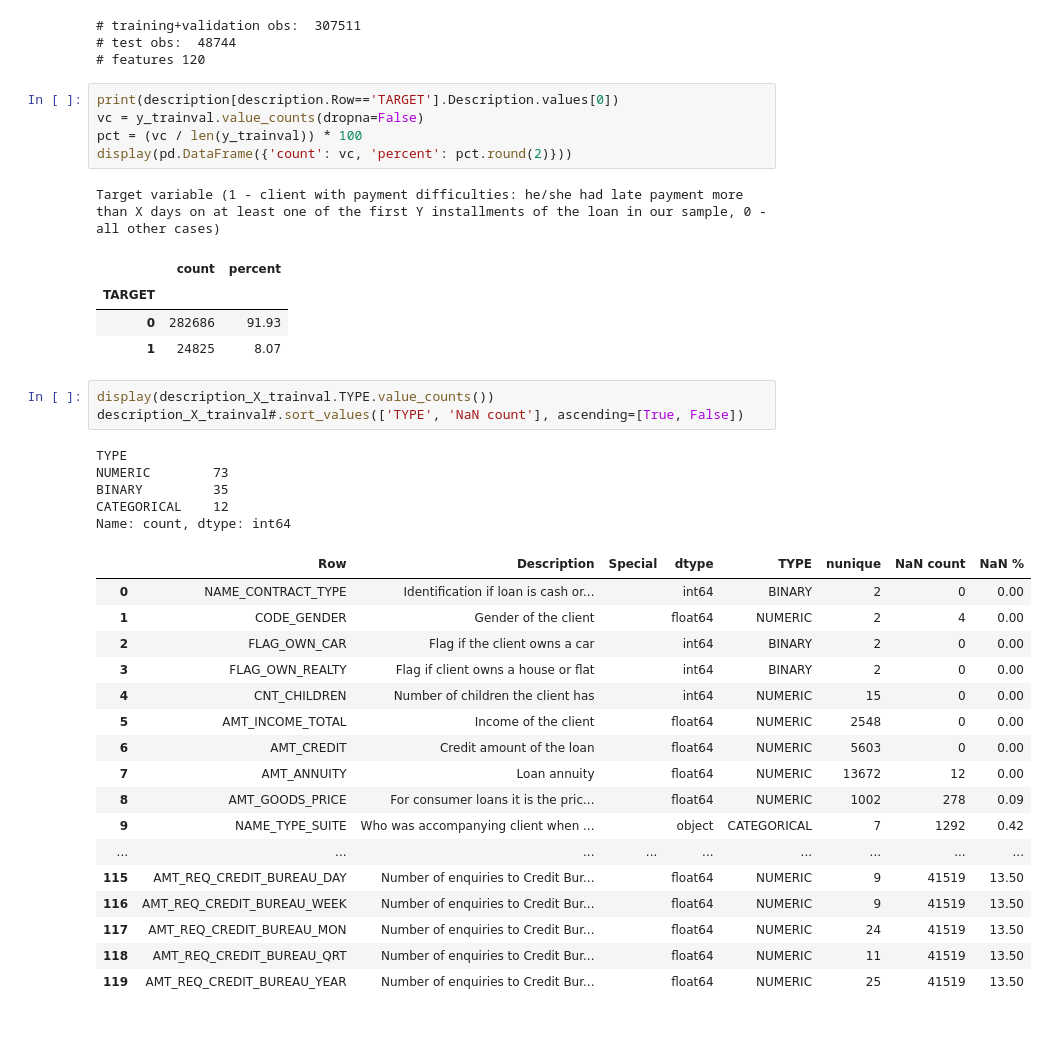
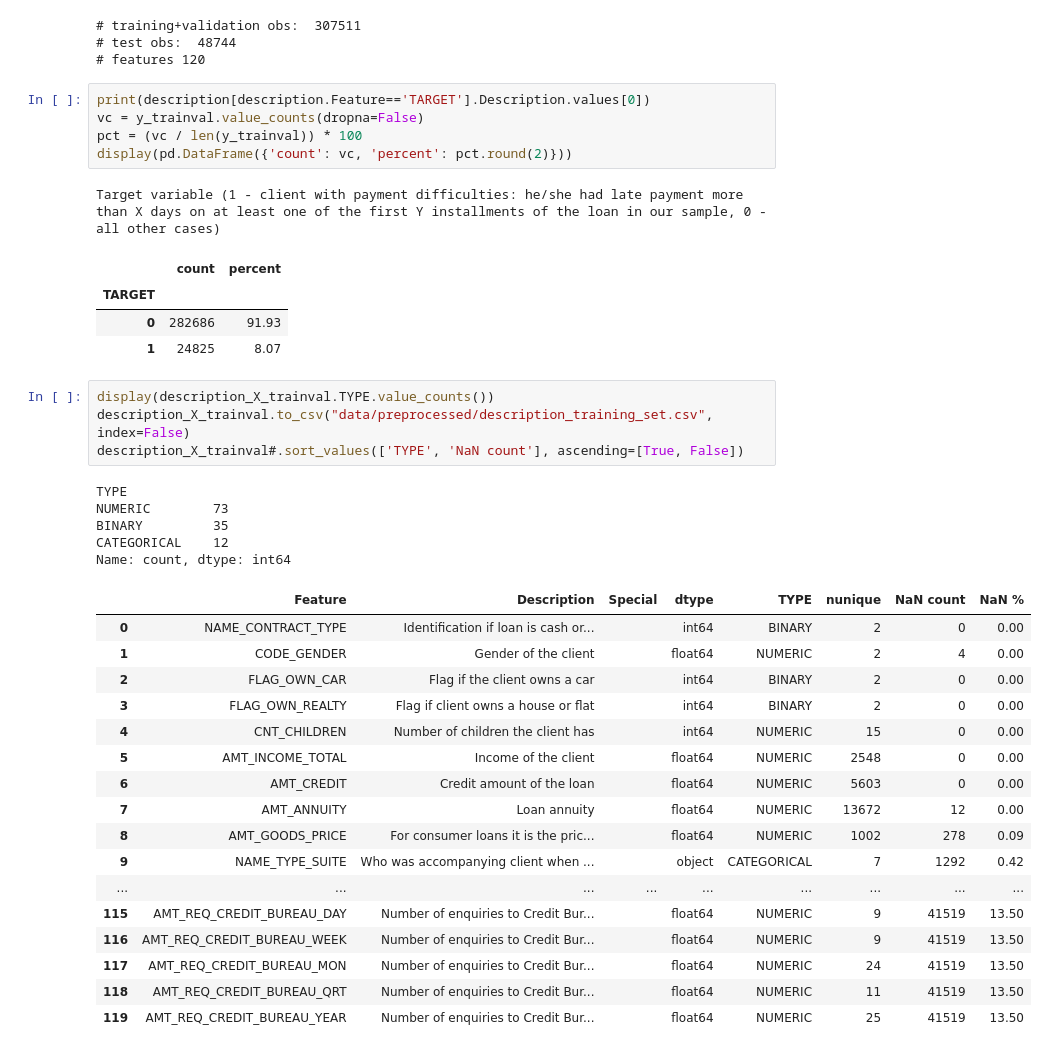
Before and after one commit to skydoldif/home-credit-default-risk, a Jupyter notebook: data_processing.ipynb, the cells around one changed output. Cells and saved outputs as stored; diff of their text form.

```diff
--- a/data_processing.ipynb
+++ b/data_processing.ipynb
@@ -21,7 +21,7 @@ print("# features", X_test.shape[1])
 # test obs:  48744
 # features 120
 # %%
-print(description[description.Row=='TARGET'].Description.values[0])
+print(description[description.Feature=='TARGET'].Description.values[0])
 vc = y_trainval.value_counts(dropna=False)
 pct = (vc / len(y_trainval)) * 100
 display(pd.DataFrame({'count': vc, 'percent': pct.round(2)}))
@@ -33,14 +33,15 @@ Target variable (1 - client with payment difficulties: he/she had late payment m
 | 1 | 24825 | 8.07 |
 # %%
 display(description_X_trainval.TYPE.value_counts())
+description_X_trainval.to_csv("data/preprocessed/description_training_set.csv", index=False)
 description_X_trainval#.sort_values(['TYPE', 'NaN count'], ascending=[True, False])
 # %% [output]
 TYPE
 NUMERIC        73
 BINARY         35
 CATEGORICAL    12
 Name: count, dtype: int64
-|  | Row | Description | Special | dtype | TYPE | nunique | NaN count | NaN % |
+|  | Feature | Description | Special | dtype | TYPE | nunique | NaN count | NaN % |
 | 0 | NAME_CONTRACT_TYPE | Identification if loan is cash or... |  | int64 | BINARY | 2 | 0 | 0.00 |
 | 1 | CODE_GENDER | Gender of the client |  | float64 | NUMERIC | 2 | 4 | 0.00 |
 | 2 | FLAG_OWN_CAR | Flag if the client owns a car |  | int64 | BINARY | 2 | 0 | 0.00 |
```
Also changed, not shown: parts of 5 cells of this notebook, 1 other file.
